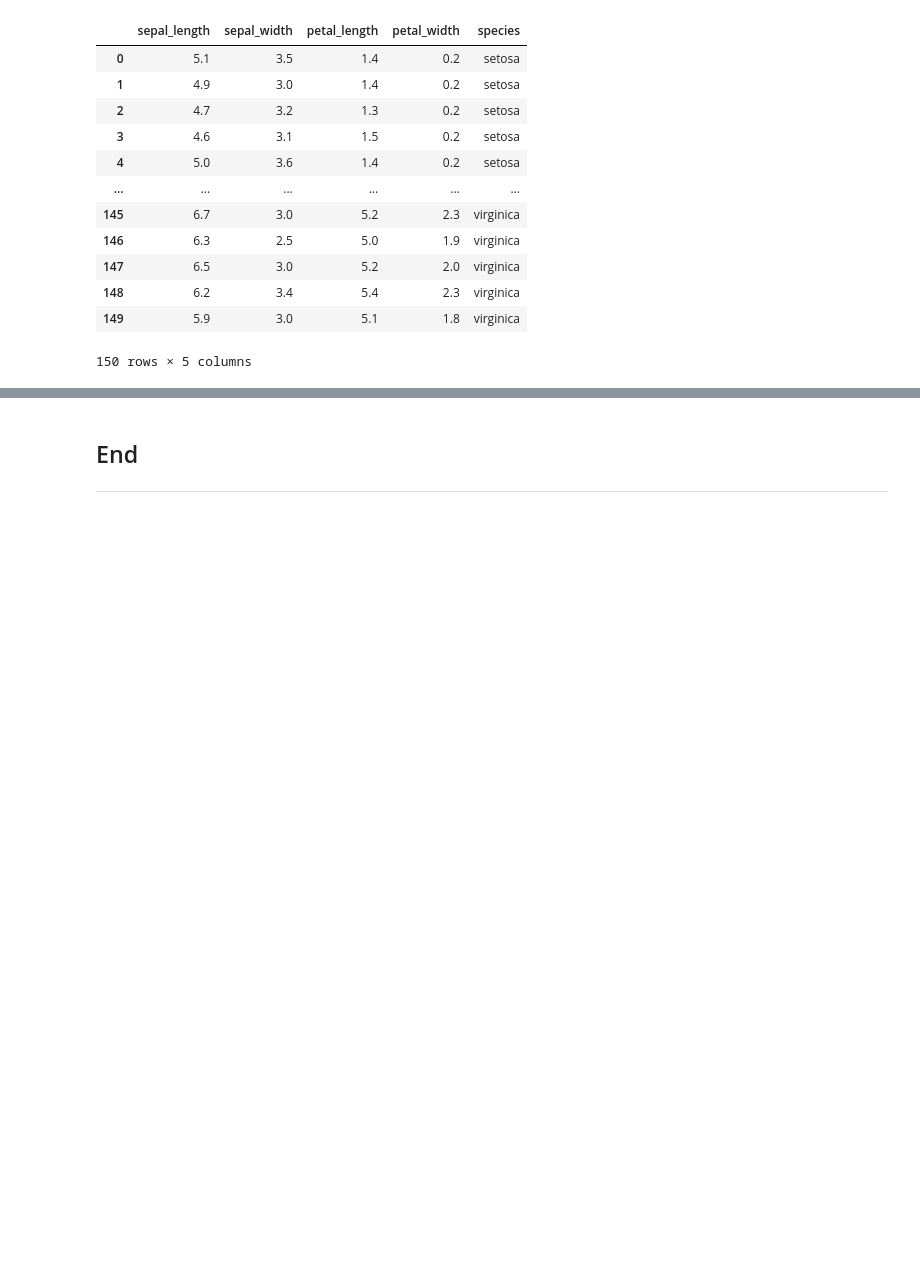
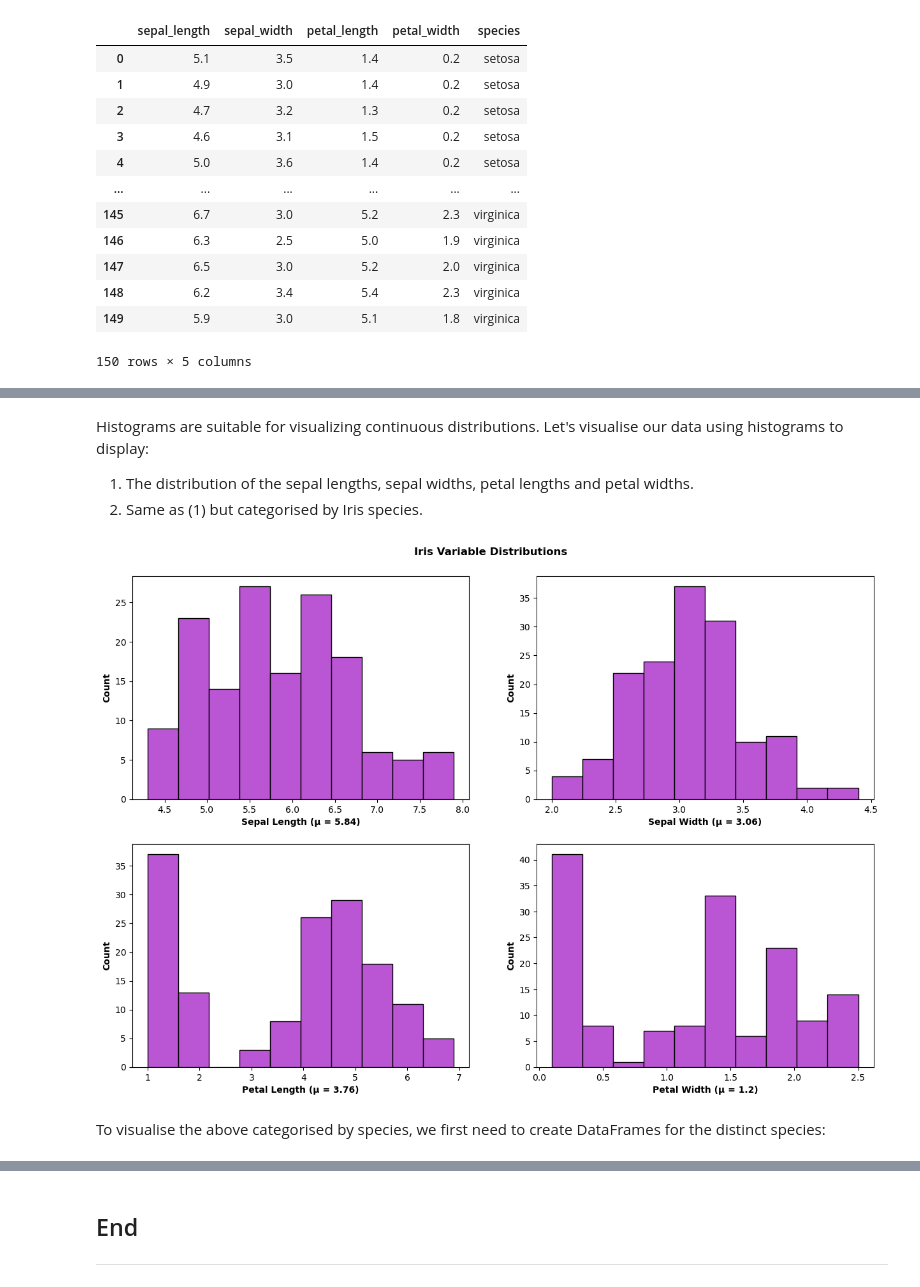
Before and after one commit to fdennehy/pands-project, a Jupyter notebook: iris.ipynb, the cells around one changed output, grey strips where cells are left out. Cells and saved outputs as stored; diff of their text form; code cells hidden in the pictures; blank space fills up the shorter version.

Commit message:
Histograms added to .ipynb

```diff
--- a/iris.ipynb
+++ b/iris.ipynb
@@ -267,0 +71,35 @@ array([[1.        , 0.96286543],
+# %% [markdown]
+Histograms are suitable for visualizing continuous distributions. Let's visualise our data using histograms to display:
+1. The distribution of the sepal lengths, sepal widths, petal lengths and petal widths.
+2. Same as (1) but categorised by Iris species.
+# %%
+# Create a new figure and sets of axes, split into 2 rows and 2 columns.
+fig, ax = plt.subplots(2,2)
+
+# Set figure title & size.
+fig.suptitle('Iris Variable Distributions', y=.925,fontweight = 900)
+fig.set_figheight(10)
+fig.set_figwidth(15)
+
+# Plot histograms of the four variables.
+ax[0,0].hist(df["sepal_length"], edgecolor='black', color="mediumorchid")
+ax[0,1].hist(df["sepal_width"], edgecolor='black', color="mediumorchid")
+ax[1,0].hist(df["petal_length"], edgecolor='black', color="mediumorchid")
+ax[1,1].hist(df["petal_width"], edgecolor='black', color="mediumorchid")
+
+# Set axis labels for four subplots.
+ax[0,0].set_xlabel("Sepal Length (μ = 5.84)", fontweight = 550)
+ax[0,0].set_ylabel("Count", fontweight = 550)
+ax[0,1].set_xlabel("Sepal Width (μ = 3.06)", fontweight = 550)
+ax[0,1].set_ylabel("Count", fontweight = 550)
+ax[1,0].set_xlabel("Petal Length (μ = 3.76)", fontweight = 550)
+ax[1,0].set_ylabel("Count", fontweight = 550)
+ax[1,1].set_xlabel("Petal Width (μ = 1.2)", fontweight = 550)
+ax[1,1].set_ylabel("Count", fontweight = 550)
+
+# Save to png
+plt.savefig('Iris_dist.png')
+# %% [output]
+[figure, added]
+# %% [markdown]
+To visualise the above categorised by species, we first need to create DataFrames for the distinct species:
```
Also changed, not shown: parts of 21 cells of this notebook.
